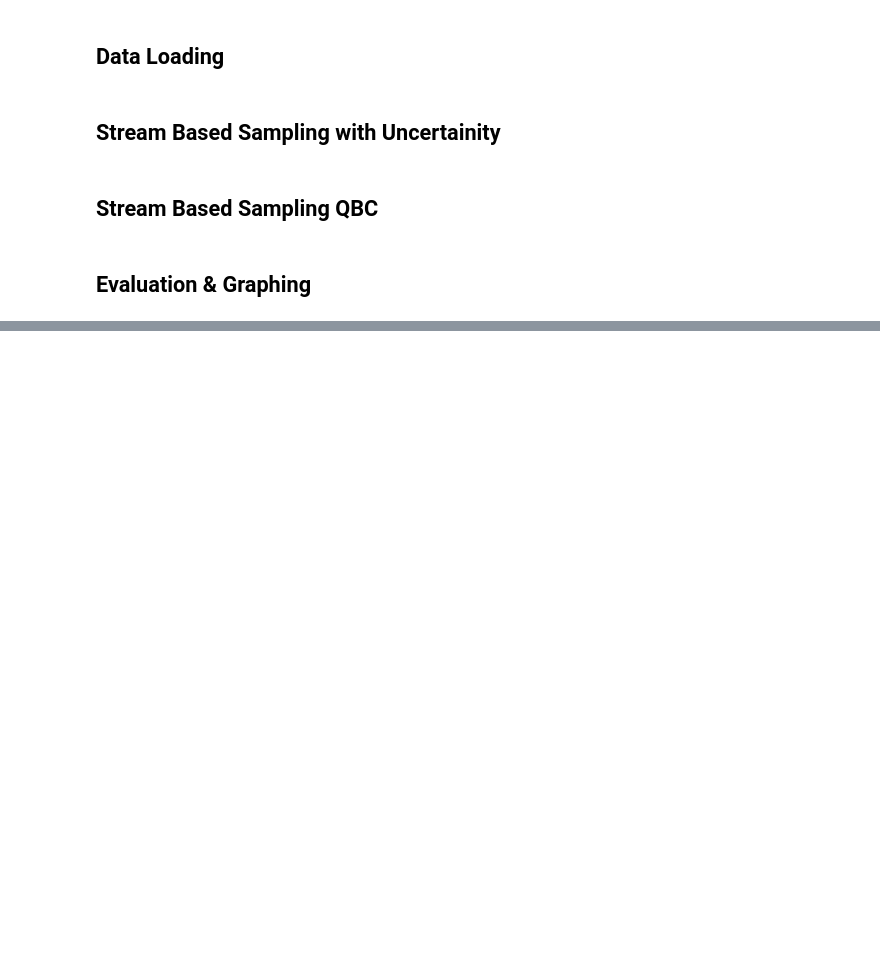
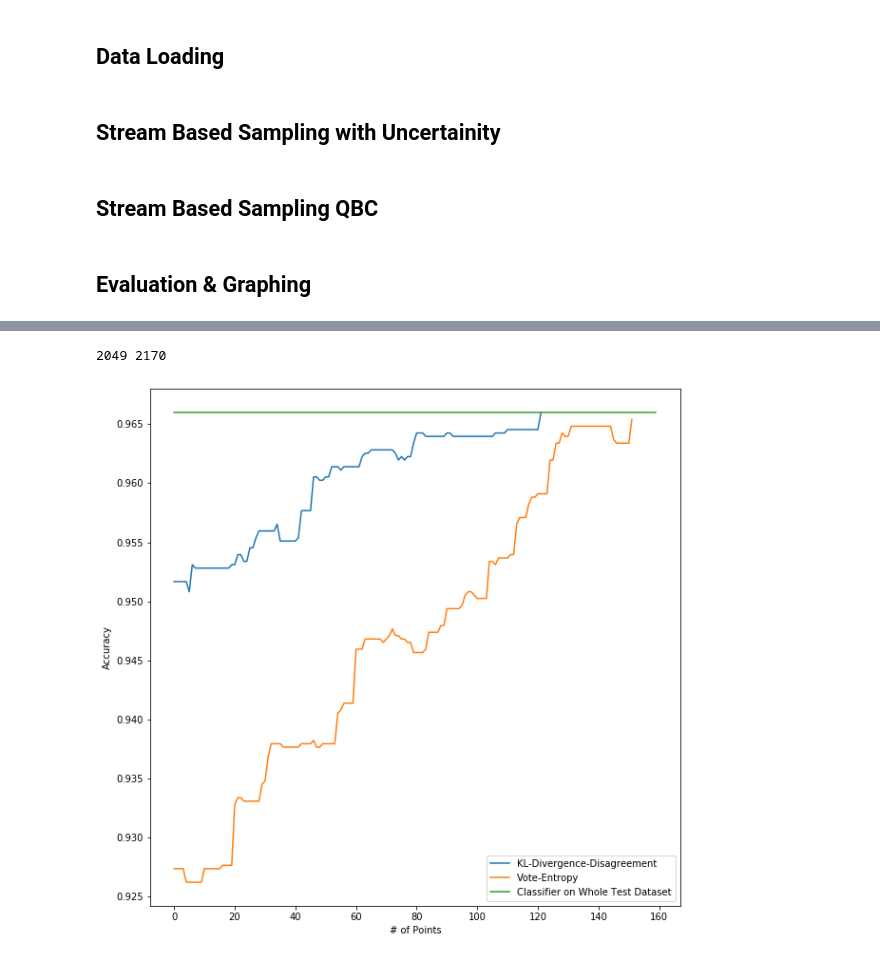
Before and after one commit to rish-av/Machine-Learning-Assignments, a Jupyter notebook: Assignment2/ML_stream_based.ipynb, the cells around one changed output, grey strips where cells are left out. Cells and saved outputs as stored; diff of their text form; code cells hidden in the pictures; blank space fills up the shorter version.

```diff
--- a/Assignment2/ML_stream_based.ipynb
+++ b/Assignment2/ML_stream_based.ipynb
@@ -53,34 +61,34 @@ def active_single_stream_based(x_pre,y_pre,query_strategy):
 # %% [markdown]
 ## Stream Based Sampling QBC
 # %%
-def active_committee_stream_based(x_pre,y_pre,n_committee,query_strategy):
+def active_committee_stream_based(x_train,y_train,x_tes,y_tes,n_committee,query_strategy):
     accuracy_list = []
     num_queried = 0
     num_ignored = 0
 
     #initial 10 percent points
-    idx_10_percent = np.random.choice(range(x_pre.shape[0]),size=int(0.1*x_pre.shape[0]),replace=False)
-    x_10 = x_pre[idx_10_percent]
-    y_10 = y_pre[idx_10_percent]
+    idx_10_percent = np.random.choice(range(x_train.shape[0]),size=int(0.1*x_train.shape[0]),replace=False)
+    x_10 = x_train[idx_10_percent]
+    y_10 = y_train[idx_10_percent]
 
     learners = []
     for i in range(n_committee):
-        learner = ActiveLearner(estimator=LogisticRegression(),X_training=x_10,y_training=y_10)
+        learner = ActiveLearner(estimator=KNeighborsClassifier(n_neighbors=3),X_training=x_10,y_training=y_10)
         learners.append(learner)
 
     committee = Committee(learner_list=learners,query_strategy=query_strategy)
     comm_perform = []
-    comm_perform.append(committee.score(x_pre,y_pre))
+    comm_perform.append(committee.score(x_tes,y_tes))
 
-    while committee.score(x_pre, y_pre) < 0.96:
+    while committee.score(x_tes, y_tes) < 0.965:
 
           #choose a point randomly to check - simulate a stream
-        point = np.random.choice(range(len(x_pre)))
-        if classifier_uncertainty(committee, x_pre[point].reshape(1, -1)) >= 0.3:
+        point = np.random.choice(range(len(x_train)))
+        if classifier_uncertainty(committee, x_train[point].reshape(1, -1)) >= 0.3:
 
          #learning again after every query; might avoid it if the trainnig is time consuming
-            committee.teach(x_pre[point].reshape(1, -1), y_pre[point].reshape(-1, ))
-            updated_acc = committee.score(x_pre, y_pre)
+            committee.teach(x_train[point].reshape(1, -1), y_train[point].reshape(-1, ))
+            updated_acc = committee.score(x_tes, y_tes)
             comm_perform.append(updated_acc)
             num_queried += 1
             print(f"Point updated: {point}; Accuracy achieved: {updated_acc}")
@@ -314,4 +149,4 @@ plt.show()
 # %%
-kl_track = active_committee_stream_based(x,y,5,KL_max_disagreement)
-vote_track = active_committee_stream_based(x,y,5,vote_entropy)
+kl_track = active_committee_stream_based(x,y,x_tes,y_tes,5,KL_max_disagreement)
+vote_track = active_committee_stream_based(x,y,x_tes,y_tes,5,vote_entropy_sampling)
 # %% [output]
@@ -477,0 +170,15 @@ Ignored this point from labelling: 6293
+# %%
+print(kl_track[2],vote_track[2])
+# %% [output]
+2049 2170
+# %%
+plt.figure(figsize=(10,10))
+plt.plot(kl_track[0],label='KL-Divergence-Disagreement')
+plt.plot(vote_track[0],label='Vote-Entropy')
+plt.plot([0.966 for i in range(160)],label='Classifier on Whole Test Dataset')
+plt.xlabel('# of Points')
+plt.ylabel('Accuracy')
+plt.legend(loc='best')
+plt.show()
+# %% [output]
+[figure, added]
```
Also changed, not shown: parts of 8 cells of this notebook, 12 other files.
